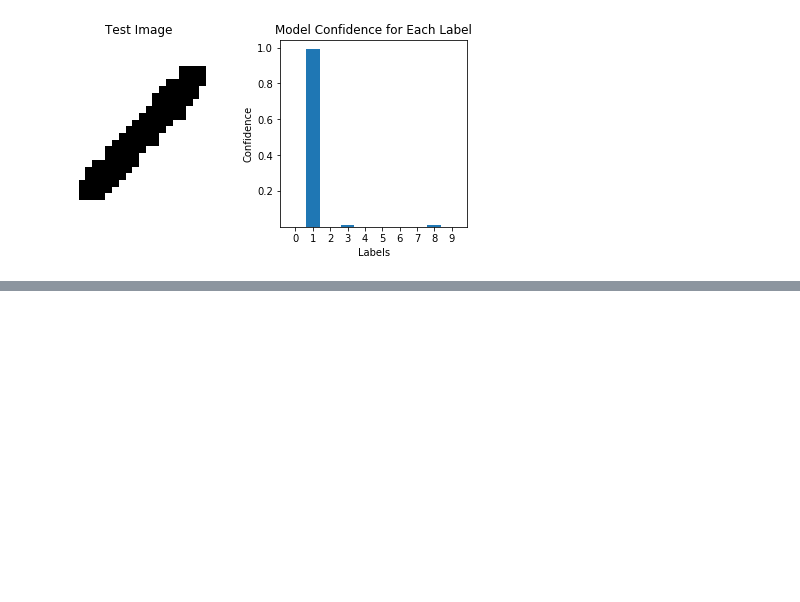
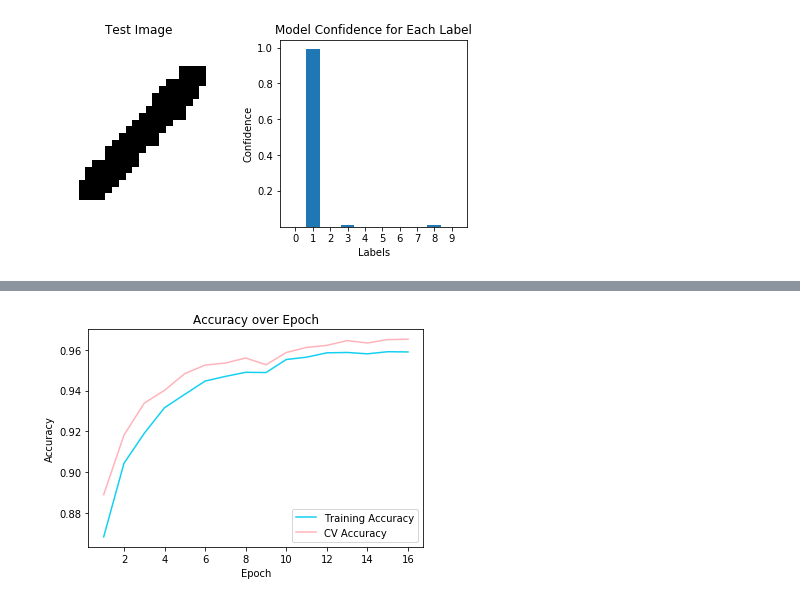
Before and after one commit to jwCheng28/Neural-Network-From-Scratch, a Jupyter notebook: testing.ipynb, the cells around one changed output, grey strips where cells are left out. Saved outputs shown, nothing was run; the diff lists cells and outputs as text; code cells hidden in the pictures; blank space fills up the shorter version.

```diff
--- a/testing.ipynb
+++ b/testing.ipynb
@@ -53,0 +54,4 @@ net.costHistory(history, cv_history, "history_")
+# %%
+ann.accurHistory(history, save_file="accur_hist")
+# %% [output]
+[figure, added]
```
Also changed, not shown: parts of 8 cells of this notebook, 2 other files.
